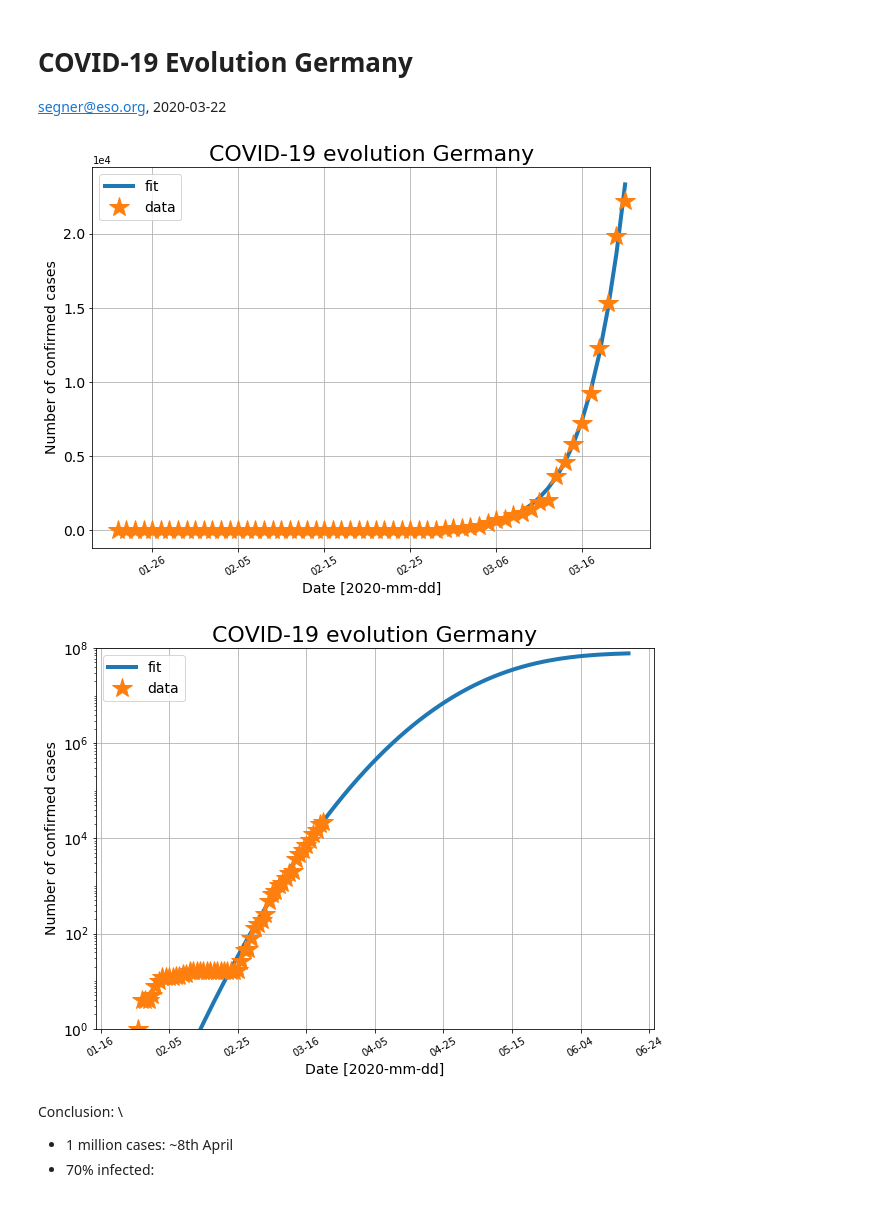
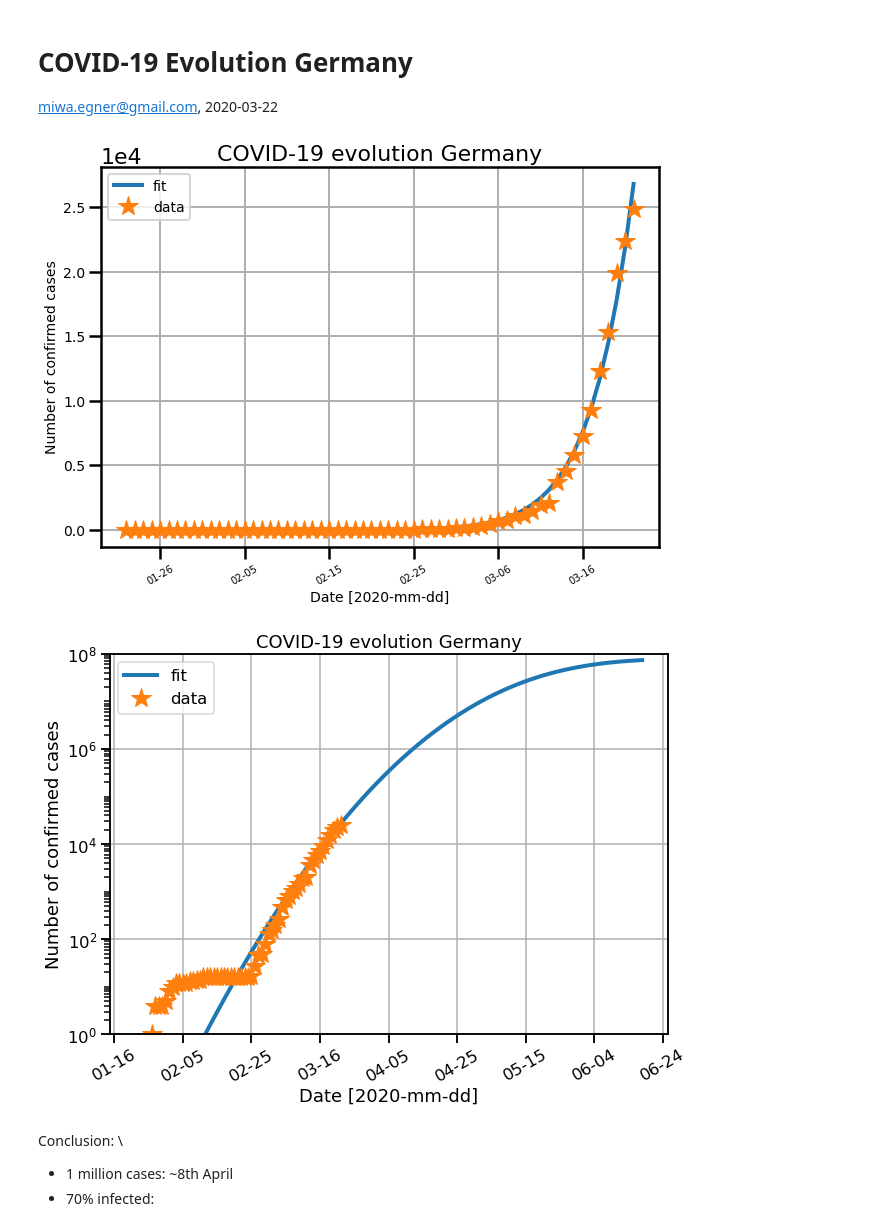
Before and after one commit to circlespace/covid19, a Jupyter notebook: COVID-19_Germany.ipynb, the cells around one changed output. Drawn from its saved outputs; the diff is of its cells as text; code cells hidden in the pictures.

Commit message:
Figures attached.

```diff
--- a/COVID-19_Germany.ipynb
+++ b/COVID-19_Germany.ipynb
@@ -1,9 +1,9 @@
 # %% [markdown]
 # COVID-19 Evolution Germany
-segner@eso.org, 2020-03-22
+miwa.egner@gmail.com, 2020-03-22
 # %%
 # define the error function for fitting
-def fit_func(x,a,b):
+def func2(x,a,b):
     import scipy
     fit = 80E6*(scipy.special.erf(a*(x-b)) + 1)*0.5
     return fit
@@ -15,12 +16,13 @@ from matplotlib.dates import (DateFormatter, drange)
 import datetime
 # %%
-# data for Germany from John Hopkins University
-# tps://www.arcgis.com/apps/opsdashboard/index.html#/bda7594740fd40299423467b48e9ecf6
+# data for Germany from Johns Hopkins University
+# https://www.arcgis.com/apps/opsdashboard/index.html#/bda7594740fd40299423467b48e9ecf6
 ydata = np.array([
     0,0,0,0,0,1,4,4,4,5,8,10,12,12,12,12,13,13,14,14,16,16,16,16,16,16,16,16,16,16,16,16,16,16,17,27,46,\
     48,79,130,159,196,262,482,670,799,1040,1176,1457,1908,2078,3675,4585,5795,7272,9257,12327,15320,19848,
-    22213])
+    22364,24873])
 # starting from 2020-01-22
+# to Mar 22
 xdata = np.arange(1,len(ydata)+1)
 date1 = datetime.date(2020, 1, 22)
 date2 = datetime.date(2020, 1, 22) + datetime.timedelta(days=len(ydata))
@@ -33,21 +35,23 @@ popt, pcov = curve_fit(fit_func, xdata, ydata, p0=[0.04, 120])
 yfit = func2(xdata, popt[0], popt[1])
 # %%
 # plot the data and the fitted function
+sns.set_context('talk')
 fig, ax = plt.subplots(figsize=(10, 7))
 ax.plot(dates, yfit, '-', linewidth=4, label="fit")
 ax.plot(dates, ydata, '*', linewidth=4, label="data", markersize=20)
 ax.set_xlabel(r"Date [2020-mm-dd]", fontsize=14)
 ax.set_ylabel(r"Number of confirmed cases", fontsize=14)
 ax.set_title(r"COVID-19 evolution Germany", fontsize=22)
 ax.grid(True)
 ax.tick_params(labelsize=14)
 ax.xaxis.set_major_formatter(DateFormatter('%m-%d'))
 ax.xaxis.set_tick_params(rotation=30, labelsize=10)
 plt.ticklabel_format(axis='y', style='sci', scilimits=(-2,2))
 plt.legend(fontsize=14)
 plt.show()
+fig.savefig('c1.png')
 # %% [output]
-[figure, old version]
+[figure, new version]
 # %%
 # extrapolate to the coming months
 x_ex = np.arange(1, 150)
@@ -58,25 +62,28 @@ delta = datetime.timedelta(days=1)
 dates_ex = drange(date1, date2, delta)
 # %%
 # plot the data and the extra-polation
+sns.set_context('talk')
 fig, ax = plt.subplots(figsize=(10, 7))
 ax.semilogy(dates_ex, y_ex, '-', linewidth=4, label="fit")
 ax.semilogy(dates, ydata, '*', linewidth=4, label="data", markersize=20)
-ax.set_xlabel(r"Date [2020-mm-dd]", fontsize=14)
-ax.set_ylabel(r"Number of confirmed cases", fontsize=14)
-ax.set_title(r"COVID-19 evolution Germany", fontsize=22)
+ax.set_xlabel(r"Date [2020-mm-dd]") # , fontsize=14)
+ax.set_ylabel(r"Number of confirmed cases") # , fontsize=14)
+ax.set_title(r"COVID-19 evolution Germany") # , fontsize=22)
 ax.grid(True)
-ax.tick_params(labelsize=14)
+# ax.tick_params(labelsize=14)
 ax.set_ylim(1, 100E6)
 ax.xaxis.set_major_formatter(DateFormatter('%m-%d'))
-ax.xaxis.set_tick_params(rotation=30, labelsize=10)
+ax.xaxis.set_tick_params(rotation=30)# , labelsize=10)
 locmin = ticker.LogLocator(base=10.0,subs=(0.1,0.2,0.3,0.4,0.5,0.6,0.7,0.8,0.9),numticks=12)
 ax.yaxis.set_minor_locator(locmin)
 ax.yaxis.set_minor_formatter(ticker.NullFormatter())
 #plt.ticklabel_format(axis='y', style='sci', scilimits=(-2,2))
-plt.legend(fontsize=14)
+# plt.legend(fontsize=14)
+plt.legend()
 plt.show()
+fig.savefig('c2.png')
 # %% [output]
-[figure, old version]
+[figure, new version]
 # %% [markdown]
 Conclusion: \
 * 1 million cases: ~8th April
```
Also changed, not shown: parts of 1 cell of this notebook, 2 other files.
